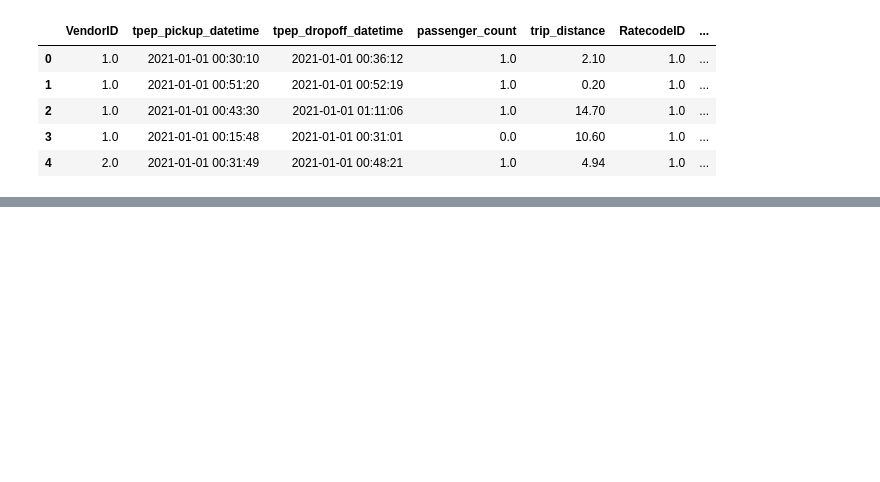
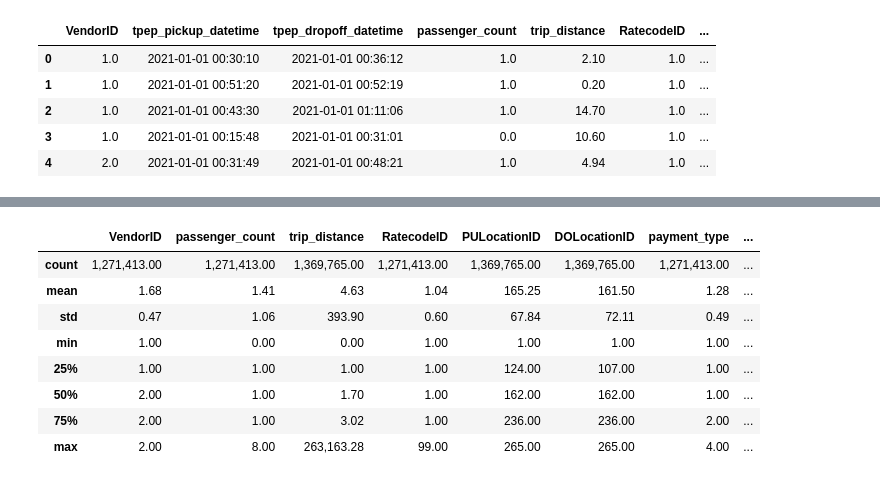
Before and after one commit to Dimasega18/DE-Zoomcamp, a Jupyter notebook: week_1/notebooks/data_clean.ipynb, the cells around one changed output, grey strips where cells are left out. Cells and saved outputs as stored; diff of their text form; code cells hidden in the pictures; blank space fills up the shorter version.

```diff
--- a/week_1/notebooks/data_clean.ipynb
+++ b/week_1/notebooks/data_clean.ipynb
@@ -109,0 +37,13 @@ df.to_csv("../data/yellow_tripdata_2021_cleaned.csv",index=False)
+# %%
+## Check Outliers & Valid Transactions
+df.describe()
+# %% [output]
+|  | VendorID | passenger_count | trip_distance | RatecodeID | PULocationID | DOLocationID | payment_type | ... |
+| count | 1,271,413.00 | 1,271,413.00 | 1,369,765.00 | 1,271,413.00 | 1,369,765.00 | 1,369,765.00 | 1,271,413.00 | ... |
+| mean | 1.68 | 1.41 | 4.63 | 1.04 | 165.25 | 161.50 | 1.28 | ... |
+| std | 0.47 | 1.06 | 393.90 | 0.60 | 67.84 | 72.11 | 0.49 | ... |
+| min | 1.00 | 0.00 | 0.00 | 1.00 | 1.00 | 1.00 | 1.00 | ... |
+| 25% | 1.00 | 1.00 | 1.00 | 1.00 | 124.00 | 107.00 | 1.00 | ... |
+| 50% | 2.00 | 1.00 | 1.70 | 1.00 | 162.00 | 162.00 | 1.00 | ... |
+| 75% | 2.00 | 1.00 | 3.02 | 1.00 | 236.00 | 236.00 | 2.00 | ... |
+| max | 2.00 | 8.00 | 263,163.28 | 99.00 | 265.00 | 265.00 | 4.00 | ... |
```
Also changed, not shown: parts of 16 cells of this notebook, 2 other files.
